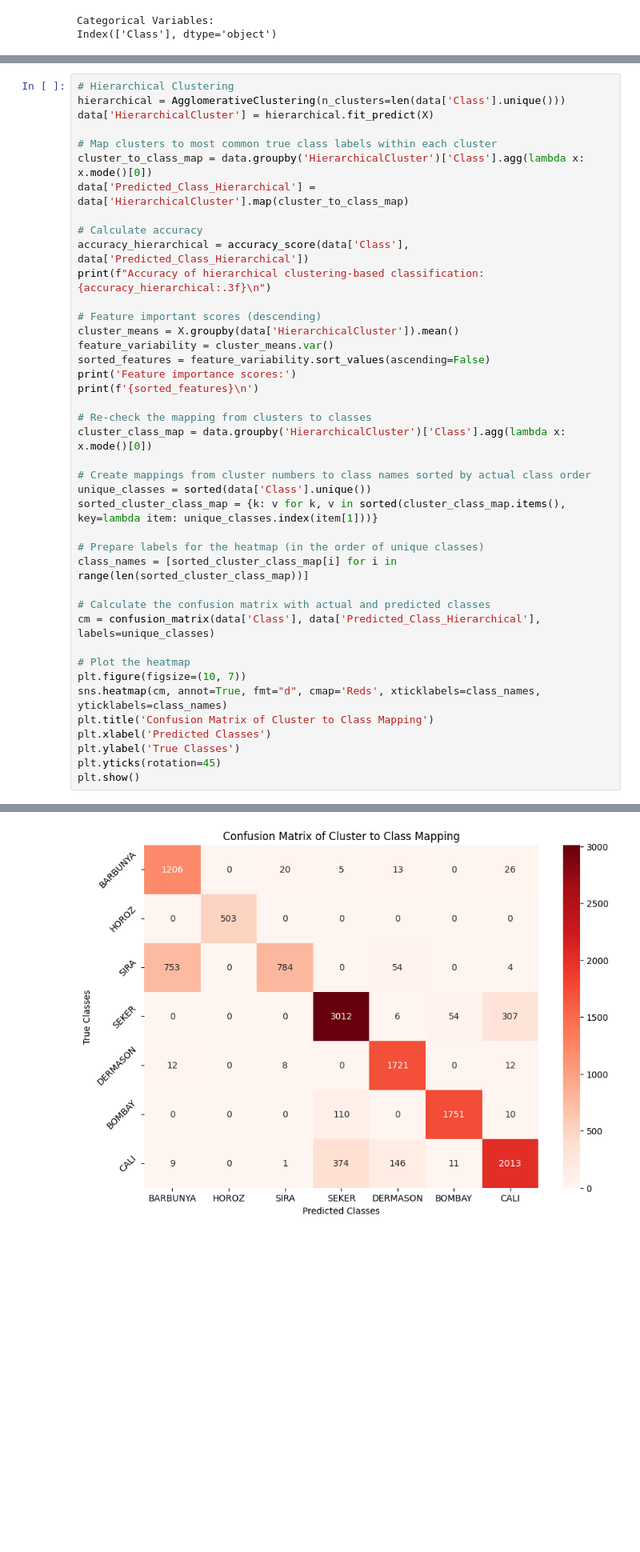
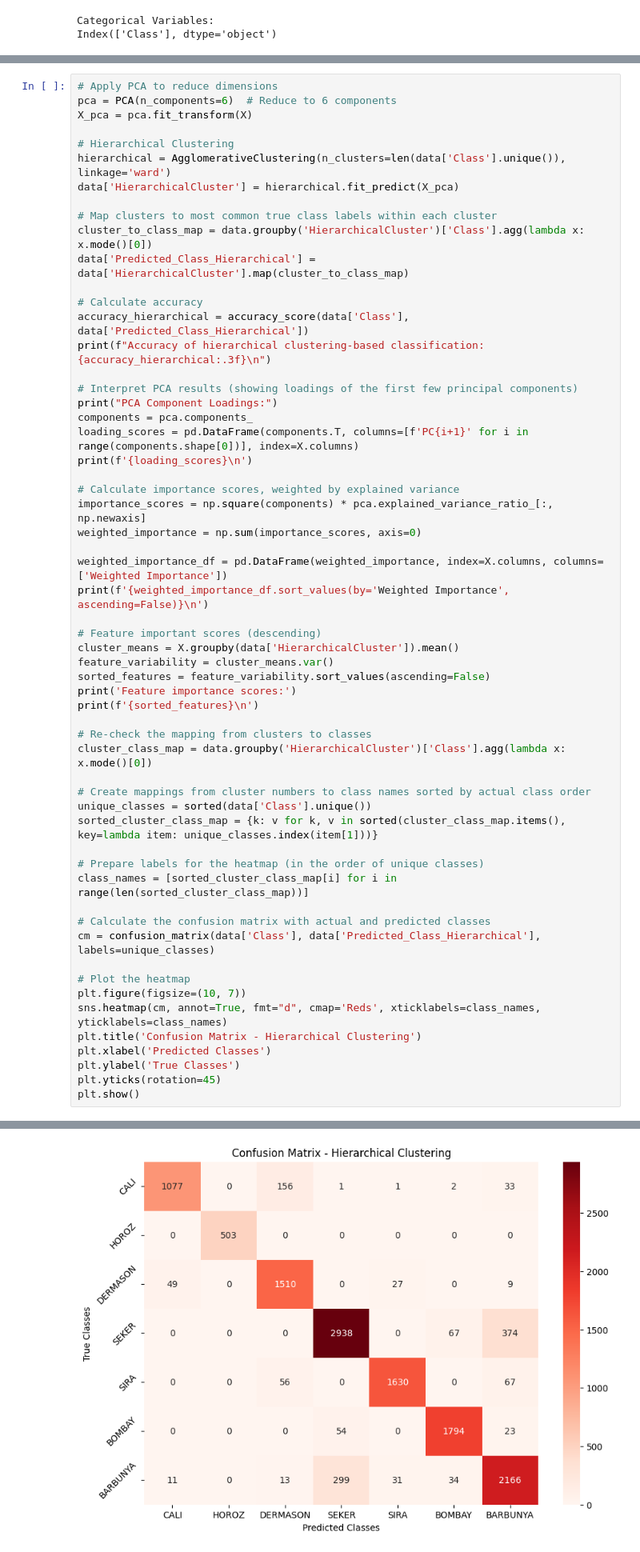
Before and after one commit to collaboratorsje/Dry_Beans_Models, a Jupyter notebook: src/Models.ipynb, the cells around one changed output, grey strips where cells are left out. Shown: that part at 80% size. Cells and saved outputs as stored; diff of their text form; blank space fills up the shorter version.

Commit message:
Added confusion matrices for clustering models

```diff
--- a/src/Models.ipynb
+++ b/src/Models.ipynb
@@ -480,7 +531,11 @@ Accuracy of clustering-based classification: 0.829
 # %%
+# Apply PCA to reduce dimensions
+pca = PCA(n_components=6)  # Reduce to 6 components
+X_pca = pca.fit_transform(X)
+
 # Hierarchical Clustering
-hierarchical = AgglomerativeClustering(n_clusters=len(data['Class'].unique()))
-data['HierarchicalCluster'] = hierarchical.fit_predict(X)
+hierarchical = AgglomerativeClustering(n_clusters=len(data['Class'].unique()), linkage='ward')
+data['HierarchicalCluster'] = hierarchical.fit_predict(X_pca)
 
 # Map clusters to most common true class labels within each cluster
 cluster_to_class_map = data.groupby('HierarchicalCluster')['Class'].agg(lambda x: x.mode()[0])
@@ -489,6 +544,19 @@ data['Predicted_Class_Hierarchical'] = data['HierarchicalCluster'].map(cluster_t
 # Calculate accuracy
 accuracy_hierarchical = accuracy_score(data['Class'], data['Predicted_Class_Hierarchical'])
 print(f"Accuracy of hierarchical clustering-based classification: {accuracy_hierarchical:.3f}\n")
+
+# Interpret PCA results (showing loadings of the first few principal components)
+print("PCA Component Loadings:")
+components = pca.components_
+loading_scores = pd.DataFrame(components.T, columns=[f'PC{i+1}' for i in range(components.shape[0])], index=X.columns)
+print(f'{loading_scores}\n')
+
+# Calculate importance scores, weighted by explained variance
+importance_scores = np.square(components) * pca.explained_variance_ratio_[:, np.newaxis]
+weighted_importance = np.sum(importance_scores, axis=0)
+
+weighted_importance_df = pd.DataFrame(weighted_importance, index=X.columns, columns=['Weighted Importance'])
+print(f'{weighted_importance_df.sort_values(by='Weighted Importance', ascending=False)}\n')
 
 # Feature important scores (descending)
 cluster_means = X.groupby(data['HierarchicalCluster']).mean()
@@ -513,7 +581,7 @@ cm = confusion_matrix(data['Class'], data['Predicted_Class_Hierarchical'], label
 # Plot the heatmap
 plt.figure(figsize=(10, 7))
 sns.heatmap(cm, annot=True, fmt="d", cmap='Reds', xticklabels=class_names, yticklabels=class_names)
-plt.title('Confusion Matrix of Cluster to Class Mapping')
+plt.title('Confusion Matrix - Hierarchical Clustering')
 plt.xlabel('Predicted Classes')
 plt.ylabel('True Classes')
 plt.yticks(rotation=45)
@@ -541,5 +606,5 @@ Extent             0.214633
 dtype: float64
-[figure, old version]
+[figure, new version]
 # %%
 # Decided not to use Apriori Algorithm (Strong with association rules and not for classification)
 '''
```
Also changed, not shown: parts of 7 cells of this notebook.
